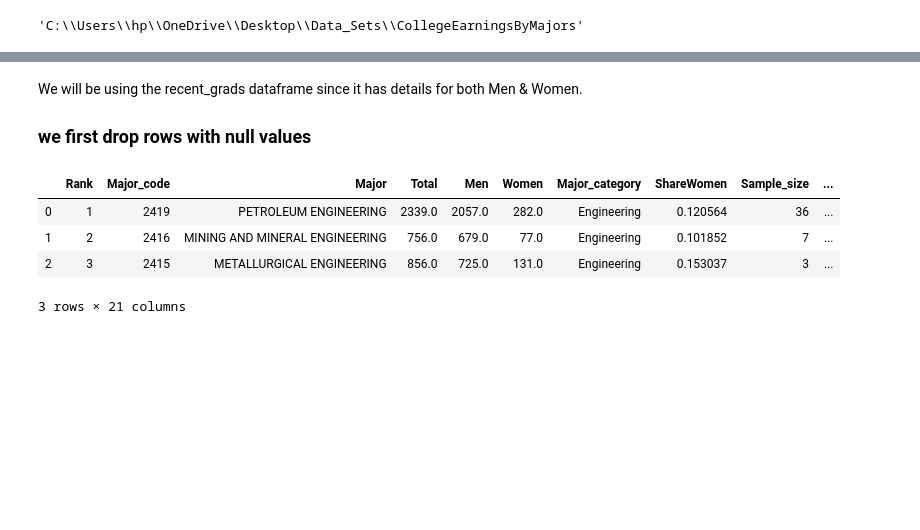
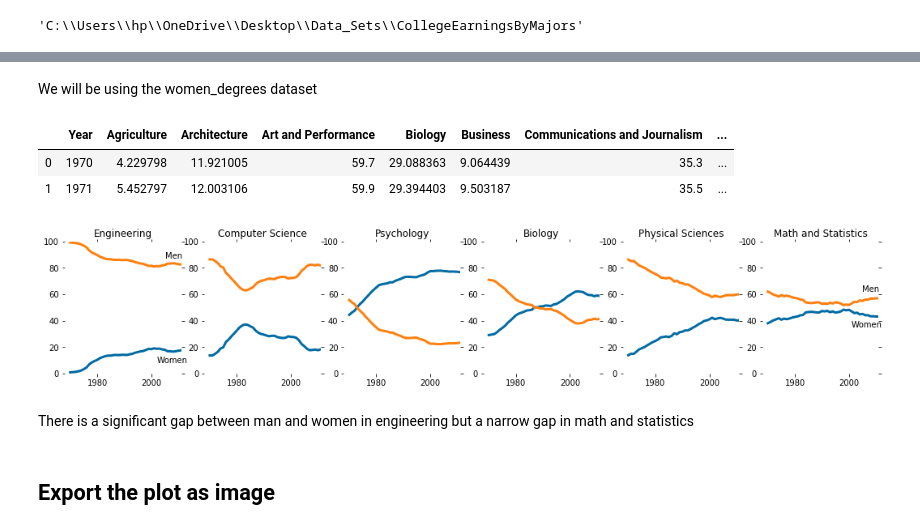
Before and after one commit to AISavvyToday/EarningsByCollegeMajor, a Jupyter notebook: GenderGapInCollegeDegrees.ipynb, the cells around one changed output, grey strips where cells are left out. Saved outputs shown, nothing was run; the diff lists cells and outputs as text; code cells hidden in the pictures; blank space fills up the shorter version.

Commit message:
commit after plots

```diff
--- a/GenderGapInCollegeDegrees.ipynb
+++ b/GenderGapInCollegeDegrees.ipynb
@@ -68,6 +68,9 @@ all_ages=pd.read_csv('C:\\Users\\hp\\OneDrive\\Desktop\\Data_Sets\\CollegeEarnin
                          encoding='Utf')
 grad_students=pd.read_csv('C:\\Users\\hp\\OneDrive\\Desktop\\Data_Sets\\CollegeEarningsByMajors\\grad-students.csv',
                          encoding='Utf')
+women_degrees=pd.read_csv('C:\\Users\\hp\\OneDrive\\Desktop\\Data_Sets\\CollegeEarningsByMajors\\percent-bachelors-degrees-women-usa.csv',
+                         encoding='Utf')
+
 print('STEM_WOMEN')
 display(stem_women.head())
 print('RECENT_GRADS')
@@ -76,6 +79,8 @@ print('ALL_AGES')
 display(all_ages.head())
 print('GRAD_STUDENTS')
 display(grad_students.head())
+print('WOMEN_DEGREES')
+display(women_degrees.head())
 # %% [output]
 STEM_WOMEN
 |  | Rank | Major_code | Major | Major_category | Total | Men | Women | ShareWomen | Median |
@@ -110,13 +122,40 @@ GRAD_STUDENTS
-# %% [markdown]
-We will be using the recent_grads dataframe since it has details for both Men & Women.
-### we first drop rows with null values
+# %% [markdown]
+We will be using the women_degrees dataset
 # %%
-display(recent_grads.head(3))
+display(women_degrees.head(2))
 # %% [output]
-|  | Rank | Major_code | Major | Total | Men | Women | Major_category | ShareWomen | Sample_size | ... |
-| 0 | 1 | 2419 | PETROLEUM ENGINEERING | 2339.0 | 2057.0 | 282.0 | Engineering | 0.120564 | 36 | ... |
-| 1 | 2 | 2416 | MINING AND MINERAL ENGINEERING | 756.0 | 679.0 | 77.0 | Engineering | 0.101852 | 7 | ... |
-| 2 | 3 | 2415 | METALLURGICAL ENGINEERING | 856.0 | 725.0 | 131.0 | Engineering | 0.153037 | 3 | ... |
+|  | Year | Agriculture | Architecture | Art and Performance | Biology | Business | Communications and Journalism | ... |
+| 0 | 1970 | 4.229798 | 11.921005 | 59.7 | 29.088363 | 9.064439 | 35.3 | ... |
+| 1 | 1971 | 5.452797 | 12.003106 | 59.9 | 29.394403 | 9.503187 | 35.5 | ... |
-3 rows × 21 columns
 # %%
 stem_cats=['Engineering', 'Computer Science', 'Psychology', 'Biology', 'Physical Sciences', 'Math and Statistics']
+# %%
+cb_dark_blue = (0/255,107/255,164/255)
+cb_orange = (255/255, 128/255, 14/255)
+stem_cats = ['Engineering', 'Computer Science', 'Psychology', 'Biology', 'Physical Sciences', 'Math and Statistics']
+
+fig = plt.figure(figsize=(18, 3))
+
+for sp in range(0,6):
+    ax = fig.add_subplot(1,6,sp+1)
+    ax.plot(women_degrees['Year'], women_degrees[stem_cats[sp]], c=cb_dark_blue, label='Women', linewidth=3)
+    ax.plot(women_degrees['Year'], 100-women_degrees[stem_cats[sp]], c=cb_orange, label='Men', linewidth=3)
+    for key,spine in ax.spines.items():
+        spine.set_visible(False)
+    ax.set_xlim(1968, 2011)
+    ax.set_ylim(0,100)
+    ax.set_title(stem_cats[sp])
+    ax.tick_params(bottom="off", top="off", left="off", right="off")
+
+    if sp == 0:
+        ax.text(2005, 87, 'Men')
+        ax.text(2002, 8, 'Women')
+    elif sp == 5:
+        ax.text(2005, 62, 'Men')
+        ax.text(2001, 35, 'Women')
+# %% [output]
+[figure, added]
+# %% [markdown]
+There is a significant gap between man and women in engineering but a narrow gap in math and statistics
+# %% [markdown]
+## Export the plot as image
```
Also changed, not shown: parts of 4 cells of this notebook, 2 other files.
